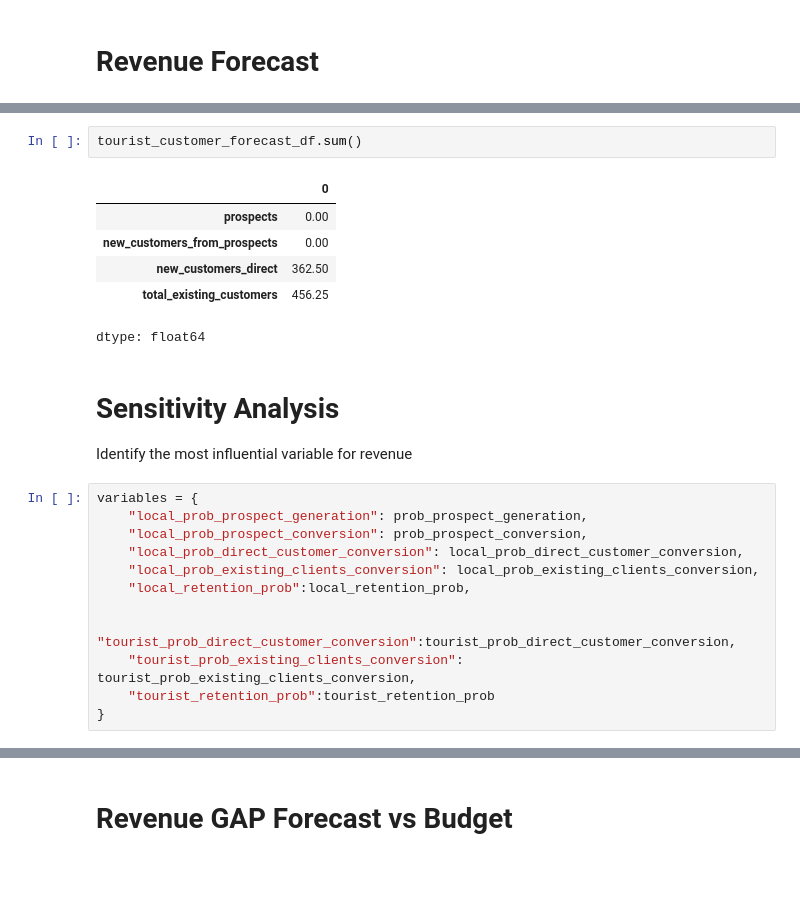
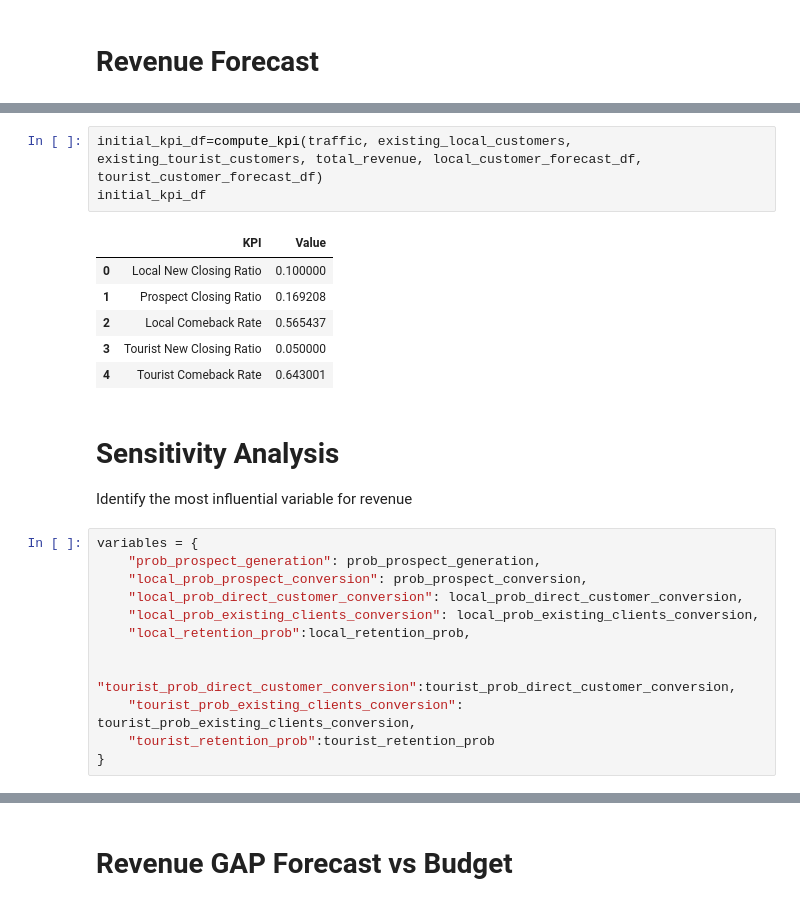
Before and after one commit to slunara/corporateProject, a Jupyter notebook: simulation.ipynb, the cells around one changed output, grey strips where cells are left out. Saved outputs shown, nothing was run; the diff lists cells and outputs as text; blank space fills up the shorter version.

```diff
--- a/simulation.ipynb
+++ b/simulation.ipynb
@@ -125,19 +147,20 @@ dtype: float64
-# %%
-tourist_customer_forecast_df.sum()
-# %% [output]
-|  | 0 |
-| prospects | 0.00 |
-| new_customers_from_prospects | 0.00 |
-| new_customers_direct | 362.50 |
-| total_existing_customers | 456.25 |
-dtype: float64
+# %%
+initial_kpi_df=compute_kpi(traffic, existing_local_customers, existing_tourist_customers, total_revenue, local_customer_forecast_df, tourist_customer_forecast_df)
+initial_kpi_df
+# %% [output]
+|  | KPI | Value |
+| 0 | Local New Closing Ratio | 0.100000 |
+| 1 | Prospect Closing Ratio | 0.169208 |
+| 2 | Local Comeback Rate | 0.565437 |
+| 3 | Tourist New Closing Ratio | 0.050000 |
+| 4 | Tourist Comeback Rate | 0.643001 |
 # %% [markdown]
 # Sensitivity Analysis
 
 Identify the most influential variable for revenue
 # %%
 variables = {
-    "local_prob_prospect_generation": prob_prospect_generation,
+    "prob_prospect_generation": prob_prospect_generation,
     "local_prob_prospect_conversion": prob_prospect_conversion,
     "local_prob_direct_customer_conversion": local_prob_direct_customer_conversion,
     "local_prob_existing_clients_conversion": local_prob_existing_clients_conversion,
```
Also changed, not shown: parts of 20 cells of this notebook.
